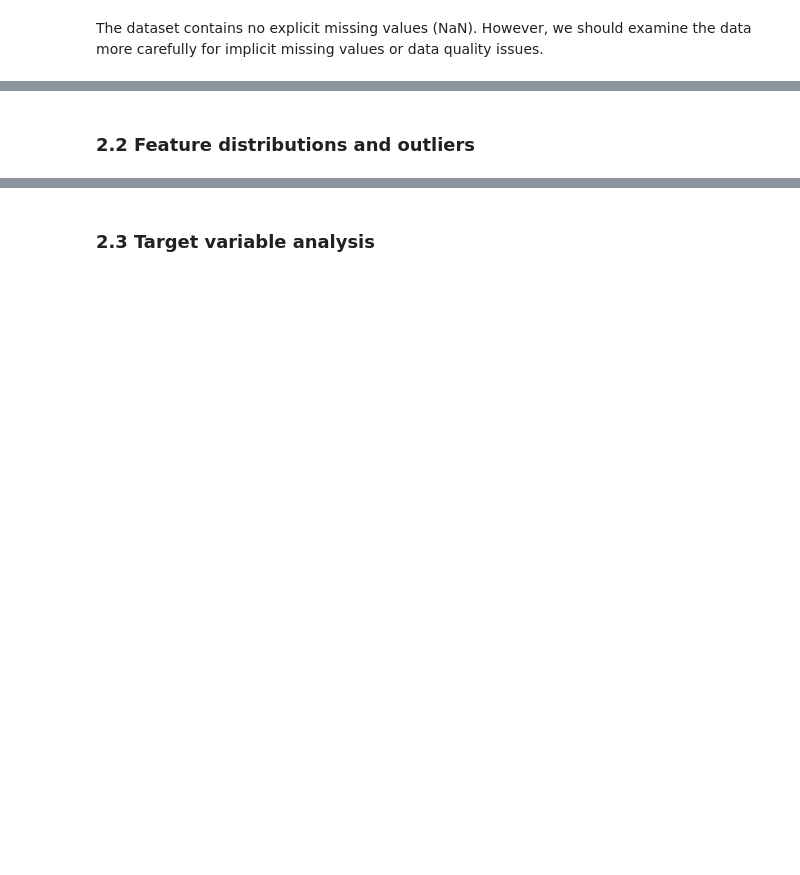
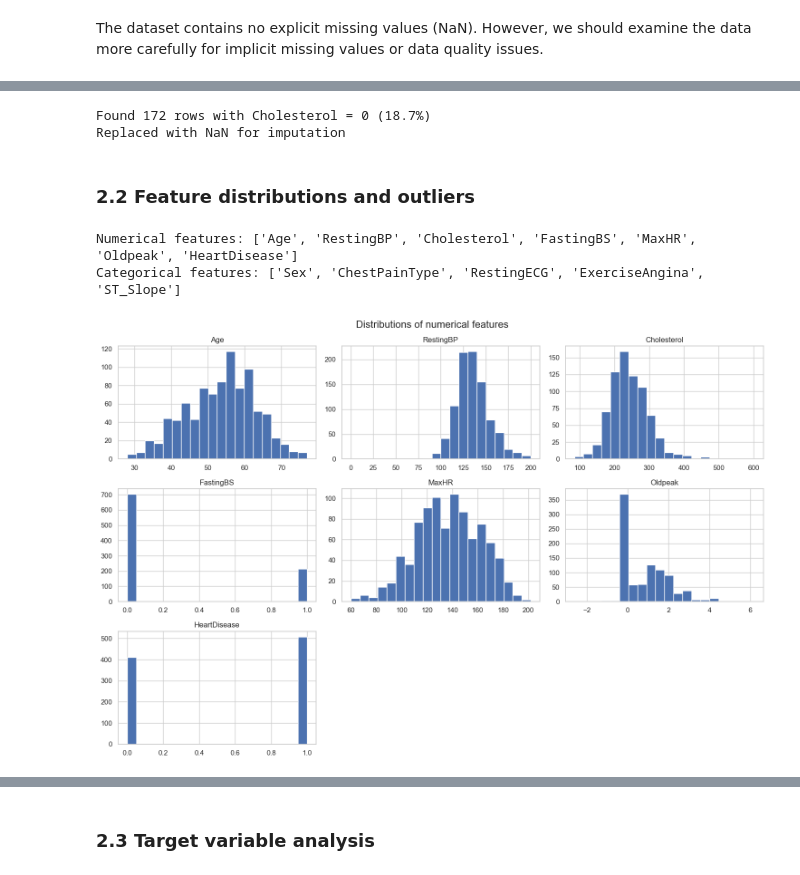
Before and after one commit to zinekh/heart-failure-prediction-ml, a Jupyter notebook: heart_failure_prediction.ipynb, the cells around one changed output, grey strips where cells are left out. Drawn from its saved outputs; the diff is of its cells as text; code cells hidden in the pictures; blank space fills up the shorter version.

```diff
--- a/heart_failure_prediction.ipynb
+++ b/heart_failure_prediction.ipynb
@@ -5,2 +58,6 @@
 # %%
-# Load datasetdf = pd.read_csv('heart.csv')print("Dataset loaded successfully")print(f"Shape: {df.shape}")df.head()
+# Load dataset
+df = pd.read_csv('heart.csv')
+print("Dataset loaded successfully")
+print(f"Shape: {df.shape}")
+df.head()
@@ -17,9 +126,31 @@ The dataset contains no explicit missing values (NaN). However, we should examin
 # %%
-# Clean Cholesterol datacholesterol_zero = (df['Cholesterol'] == 0).sum()print(f"Found {cholesterol_zero} rows with Cholesterol = 0 ({cholesterol_zero/len(df)*100:.1f}%)")df['Cholesterol'] = df['Cholesterol'].replace(0, np.nan)print("Replaced with NaN for imputation")
+# Clean Cholesterol data
+cholesterol_zero = (df['Cholesterol'] == 0).sum()
+print(f"Found {cholesterol_zero} rows with Cholesterol = 0 ({cholesterol_zero/len(df)*100:.1f}%)")
+
+df['Cholesterol'] = df['Cholesterol'].replace(0, np.nan)
+print("Replaced with NaN for imputation")
+# %% [output]
+Found 172 rows with Cholesterol = 0 (18.7%)
+Replaced with NaN for imputation
 # %% [markdown]
 ### 2.2 Feature distributions and outliers
 # %%
-# Identify numerical and categorical columnsnumerical_cols = df.select_dtypes(include=['int64', 'float64']).columns.tolist()categorical_cols = df.select_dtypes(include=['object']).columns.tolist()print(f"Numerical features: {numerical_cols}")print(f"Categorical features: {categorical_cols}")
+# Identify numerical and categorical columns
+numerical_cols = df.select_dtypes(include=['int64', 'float64']).columns.tolist()
+categorical_cols = df.select_dtypes(include=['object']).columns.tolist()
+
+print(f"Numerical features: {numerical_cols}")
+print(f"Categorical features: {categorical_cols}")
+# %% [output]
+Numerical features: ['Age', 'RestingBP', 'Cholesterol', 'FastingBS', 'MaxHR', 'Oldpeak', 'HeartDisease']
+Categorical features: ['Sex', 'ChestPainType', 'RestingECG', 'ExerciseAngina', 'ST_Slope']
 # %%
-# Distribution of numerical featuresdf[numerical_cols].hist(figsize=(15, 10), bins=20)plt.suptitle('Distributions of numerical features', fontsize=16)plt.tight_layout()plt.show()
+# Distribution of numerical features
+df[numerical_cols].hist(figsize=(15, 10), bins=20)
+plt.suptitle('Distributions of numerical features', fontsize=16)
+plt.tight_layout()
+plt.show()
+# %% [output]
+[figure, added]
 # %%
```
Also changed, not shown: parts of 30 cells of this notebook.
